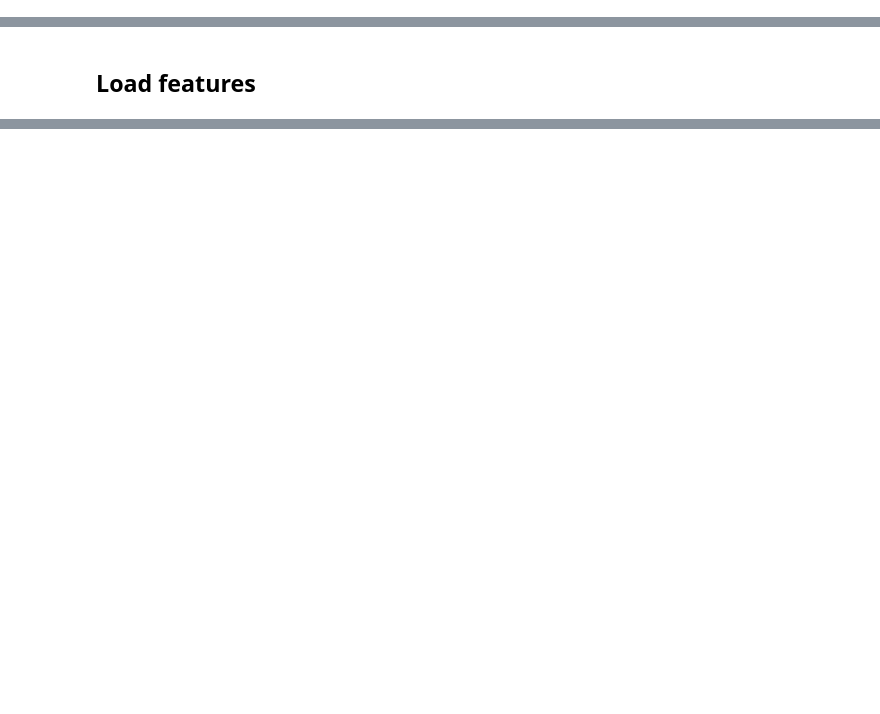
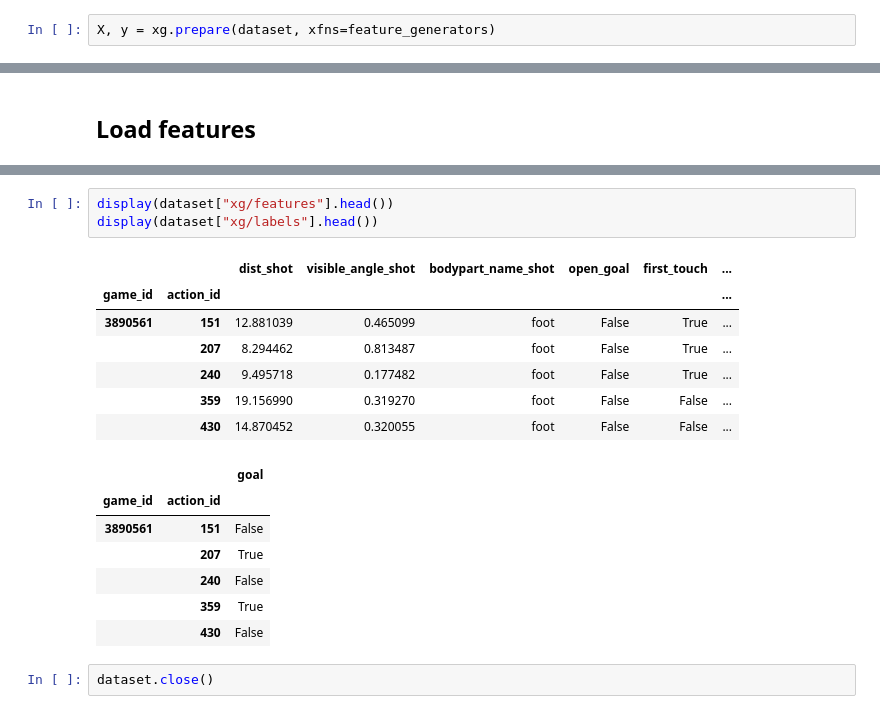
Before and after one commit to ML-KULeuven/soccer_xg, a Jupyter notebook: notebooks/3-computing-and-storing-features.ipynb, the cells around one changed output, grey strips where cells are left out. Drawn from its saved outputs; the diff is of its cells as text; blank space fills up the shorter version.

```diff
--- a/notebooks/3-computing-and-storing-features.ipynb
+++ b/notebooks/3-computing-and-storing-features.ipynb
@@ -43,0 +170,2 @@ FRA 1718
+# %%
+X, y = xg.prepare(dataset, xfns=feature_generators)
@@ -71,0 +183,20 @@ display(labels.to_frame().head())
+# %%
+display(dataset["xg/features"].head())
+display(dataset["xg/labels"].head())
+# %% [output]
+|  |  | dist_shot | visible_angle_shot | bodypart_name_shot | open_goal | first_touch | ... |
+| game_id | action_id |  |  |  |  |  | ... |
+| 3890561 | 151 | 12.881039 | 0.465099 | foot | False | True | ... |
+|  | 207 | 8.294462 | 0.813487 | foot | False | True | ... |
+|  | 240 | 9.495718 | 0.177482 | foot | False | True | ... |
+|  | 359 | 19.156990 | 0.319270 | foot | False | False | ... |
+|  | 430 | 14.870452 | 0.320055 | foot | False | False | ... |
+|  |  | goal |
+| game_id | action_id |  |
+| 3890561 | 151 | False |
+|  | 207 | True |
+|  | 240 | False |
+|  | 359 | True |
+|  | 430 | False |
+# %%
+dataset.close()
```
Also changed, not shown: parts of 25 cells of this notebook.
